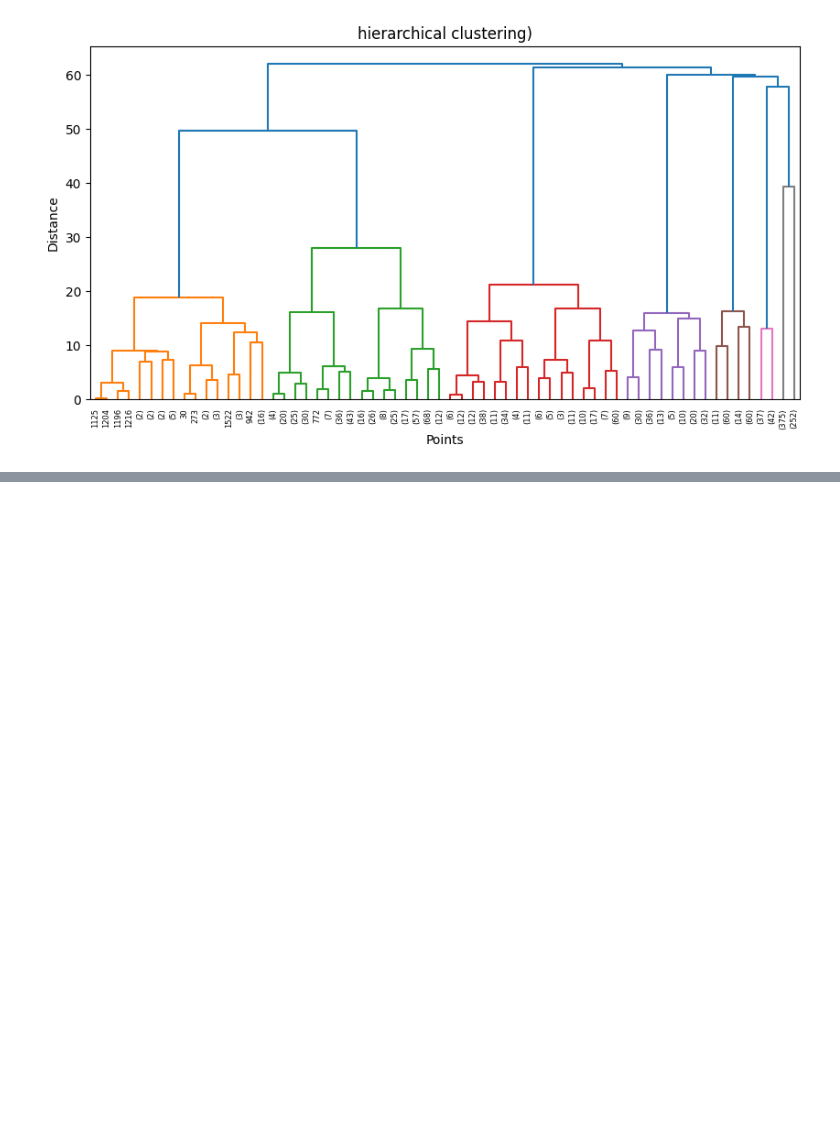
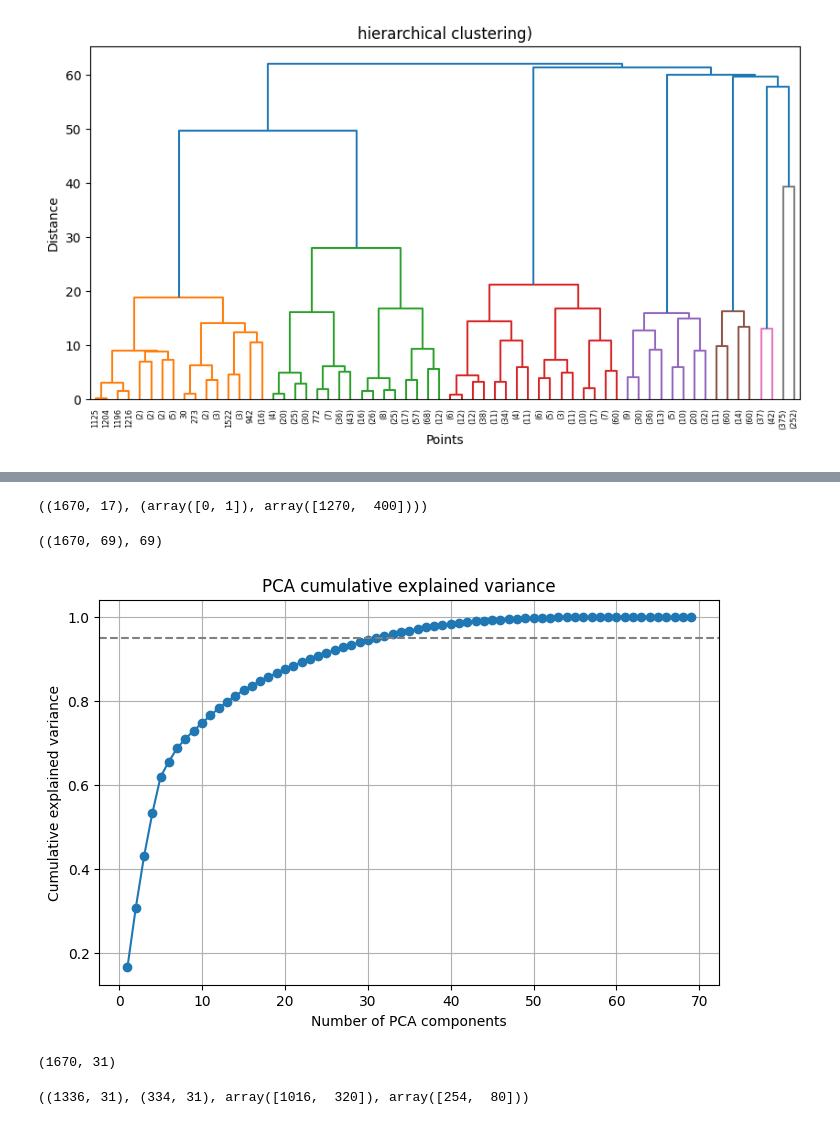
Before and after one commit to GeetAvaneesh/Exploratory-Data-Analytics-project-on-smoking-data-set-22BDS0343, a Jupyter notebook: 22BDS0343_EDA_Theory_GeetAvaneesh.ipynb, the cells around one changed output, grey strips where cells are left out. Saved outputs shown, nothing was run; the diff lists cells and outputs as text; code cells hidden in the pictures; blank space fills up the shorter version.

```diff
--- a/22BDS0343_EDA_Theory_GeetAvaneesh.ipynb
+++ b/22BDS0343_EDA_Theory_GeetAvaneesh.ipynb
@@ -1349,0 +1395,63 @@ data['hier_cluster'] = cluster_labels
+# %%
+df = df.copy()
+df = df.dropna(axis=0)
+y = df['smoke'].copy()
+y = y.astype(str)
+le = LabelEncoder()
+y_enc = le.fit_transform(y)
+X = df.drop(columns=['smoke'])
+X.shape, np.unique(y_enc, return_counts=True)
+# %% [output]
+((1670, 17), (array([0, 1]), array([1270,  400])))
+# %%
+num_cols = X.select_dtypes(include=[np.number]).columns.tolist()
+cat_cols = X.select_dtypes(include=['object','category']).columns.tolist()
+
+preprocessor = ColumnTransformer(transformers=[
+    ('num', StandardScaler(), num_cols),
+    ('cat', OneHotEncoder(handle_unknown='ignore', sparse_output=False), cat_cols)  # <-- updated argument
+], remainder='drop')
+
+X_processed = preprocessor.fit_transform(X)
+
+feature_names_num = num_cols
+ohe = preprocessor.named_transformers_['cat']
+if cat_cols:
+    cat_ohe_names = list(ohe.get_feature_names_out(cat_cols))
+    feature_names = feature_names_num + cat_ohe_names
+else:
+    feature_names = feature_names_num
+
+X_processed.shape, len(feature_names)
+# %% [output]
+((1670, 69), 69)
+# %%
+pca = PCA()
+X_scaled = X_processed
+pca.fit(X_scaled)
+explained = pca.explained_variance_ratio_
+cum_explained = np.cumsum(explained)
+plt.figure(figsize=(8,5))
+plt.plot(np.arange(1, len(explained)+1), cum_explained, marker='o')
+plt.xlabel('Number of PCA components')
+plt.ylabel('Cumulative explained variance')
+plt.grid(True)
+plt.axhline(0.95, color='gray', linestyle='--')
+plt.title('PCA cumulative explained variance')
+plt.show()
+# %% [output]
+[figure, added]
+# %%
+n_components = np.argmax(cum_explained >= 0.95) + 1
+if n_components == 0:
+    n_components = min(10, X_scaled.shape[1])
+pca = PCA(n_components=n_components, random_state=42)
+X_pca = pca.fit_transform(X_scaled)
+X_pca.shape
+# %% [output]
+(1670, 31)
+# %%
+X_train, X_test, y_train, y_test = train_test_split(X_pca, y_enc, test_size=0.2, stratify=y_enc, random_state=42)
+X_train.shape, X_test.shape, np.bincount(y_train), np.bincount(y_test)
+# %% [output]
+((1336, 31), (334, 31), array([1016,  320]), array([254,  80]))
```
Also changed, not shown: parts of 14 cells of this notebook.
